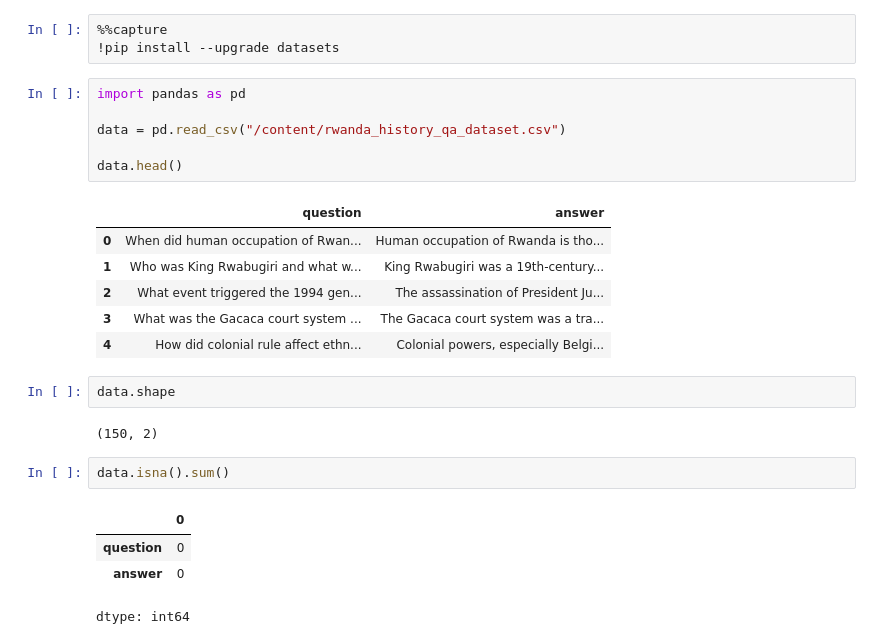
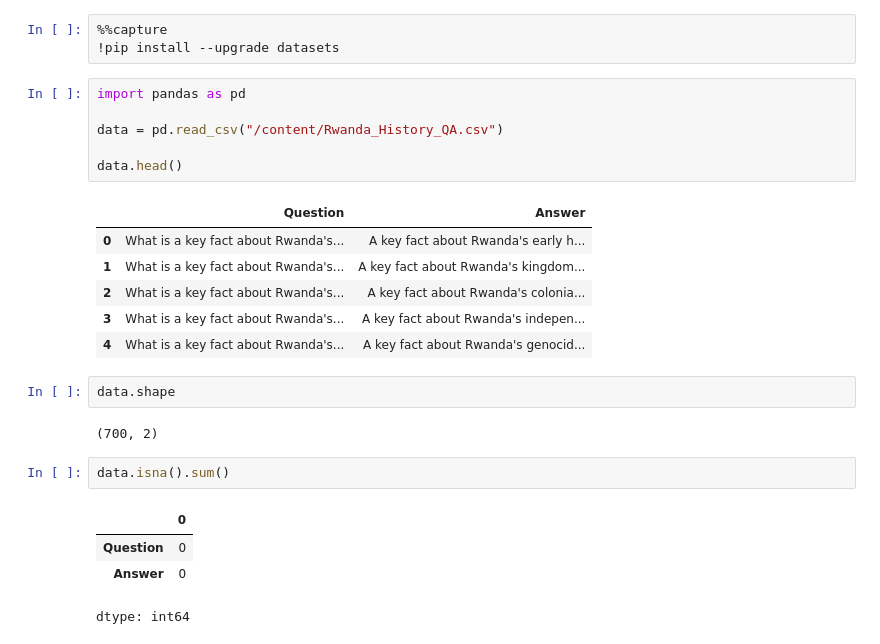
Before and after one commit to sergekamanzi/BankBot, a Jupyter notebook: chatbot.ipynb, the cells around one changed output. Cells and saved outputs as stored; diff of their text form.

```diff
--- a/chatbot.ipynb
+++ b/chatbot.ipynb
@@ -6,24 +6,24 @@
 # %%
 import pandas as pd
 
-data = pd.read_csv("/content/rwanda_history_qa_dataset.csv")
+data = pd.read_csv("/content/Rwanda_History_QA.csv")
 
 data.head()
 # %% [output]
-|  | question | answer |
-| 0 | When did human occupation of Rwan... | Human occupation of Rwanda is tho... |
-| 1 | Who was King Rwabugiri and what w... | King Rwabugiri was a 19th-century... |
-| 2 | What event triggered the 1994 gen... | The assassination of President Ju... |
-| 3 | What was the Gacaca court system ... | The Gacaca court system was a tra... |
-| 4 | How did colonial rule affect ethn... | Colonial powers, especially Belgi... |
+|  | Question | Answer |
+| 0 | What is a key fact about Rwanda's... | A key fact about Rwanda's early h... |
+| 1 | What is a key fact about Rwanda's... | A key fact about Rwanda's kingdom... |
+| 2 | What is a key fact about Rwanda's... | A key fact about Rwanda's colonia... |
+| 3 | What is a key fact about Rwanda's... | A key fact about Rwanda's indepen... |
+| 4 | What is a key fact about Rwanda's... | A key fact about Rwanda's genocid... |
 # %%
 data.shape
 # %% [output]
-(150, 2)
+(700, 2)
 # %%
 data.isna().sum()
 # %% [output]
 |  | 0 |
-| question | 0 |
-| answer | 0 |
+| Question | 0 |
+| Answer | 0 |
 dtype: int64
```
Also changed, not shown: parts of 3 cells of this notebook.
